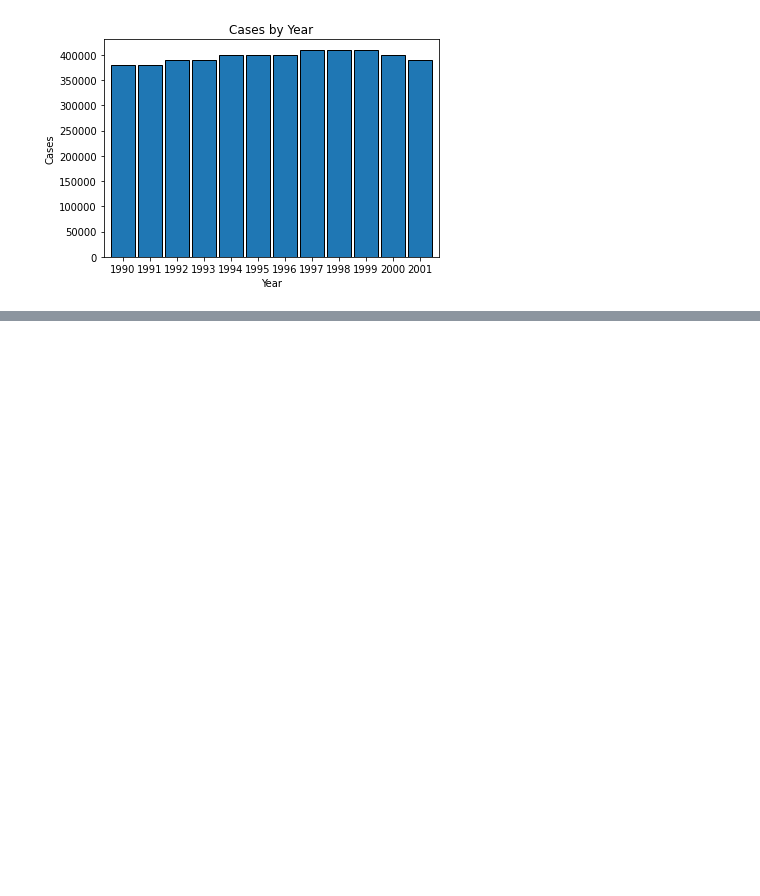
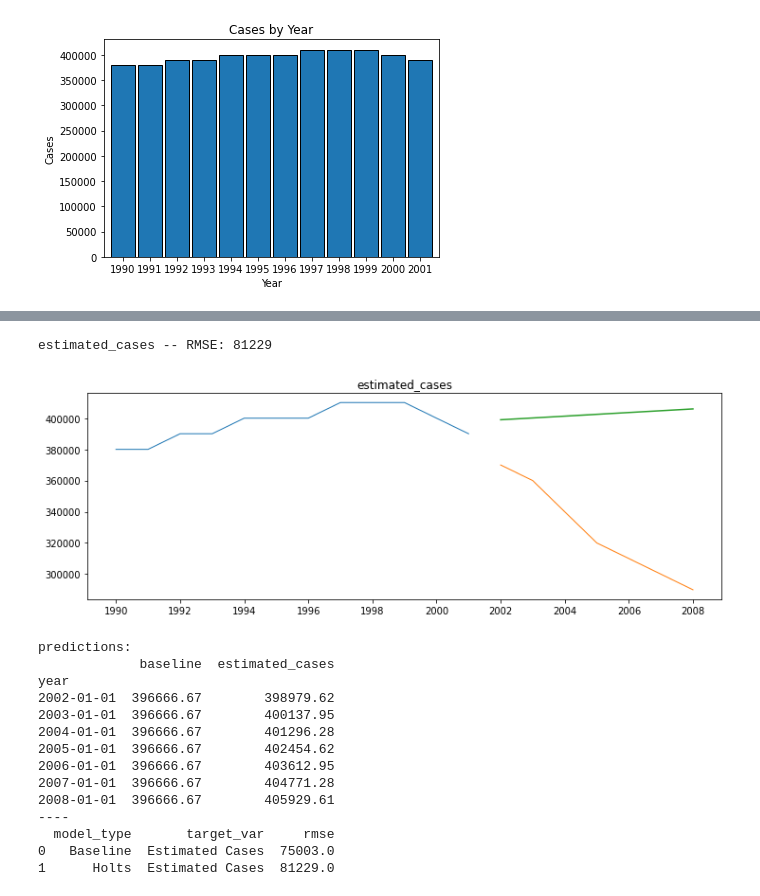
Before and after one commit to JenniferMLewis/Methodologies-I-Individual-Project, a Jupyter notebook: initial.ipynb, the cells around one changed output, grey strips where cells are left out. Drawn from its saved outputs; the diff is of its cells as text; code cells hidden in the pictures; blank space fills up the shorter version.

```diff
--- a/initial.ipynb
+++ b/initial.ipynb
@@ -898,0 +1238,19 @@ I keep driving myself nuts trying to figure out why
+# %%
+eval_df = holts_model(train, validate, yhat_df, eval_df)
+# %% [output]
+estimated_cases -- RMSE: 81229
+[figure, added]
+predictions:
+             baseline  estimated_cases
+year
+2002-01-01  396666.67        398979.62
+2003-01-01  396666.67        400137.95
+2004-01-01  396666.67        401296.28
+2005-01-01  396666.67        402454.62
+2006-01-01  396666.67        403612.95
+2007-01-01  396666.67        404771.28
+2008-01-01  396666.67        405929.61
+----
+  model_type       target_var     rmse
+0   Baseline  Estimated Cases  75003.0
+1      Holts  Estimated Cases  81229.0
```
Also changed, not shown: parts of 41 cells of this notebook, 1 other file.
